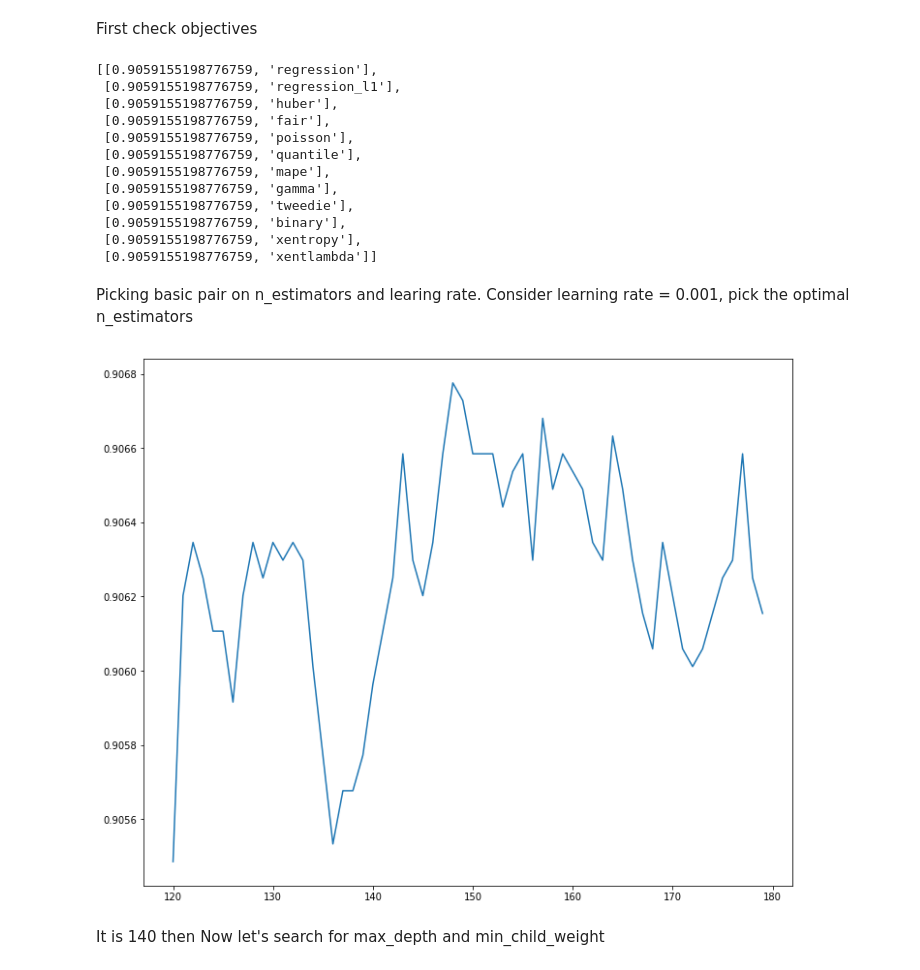
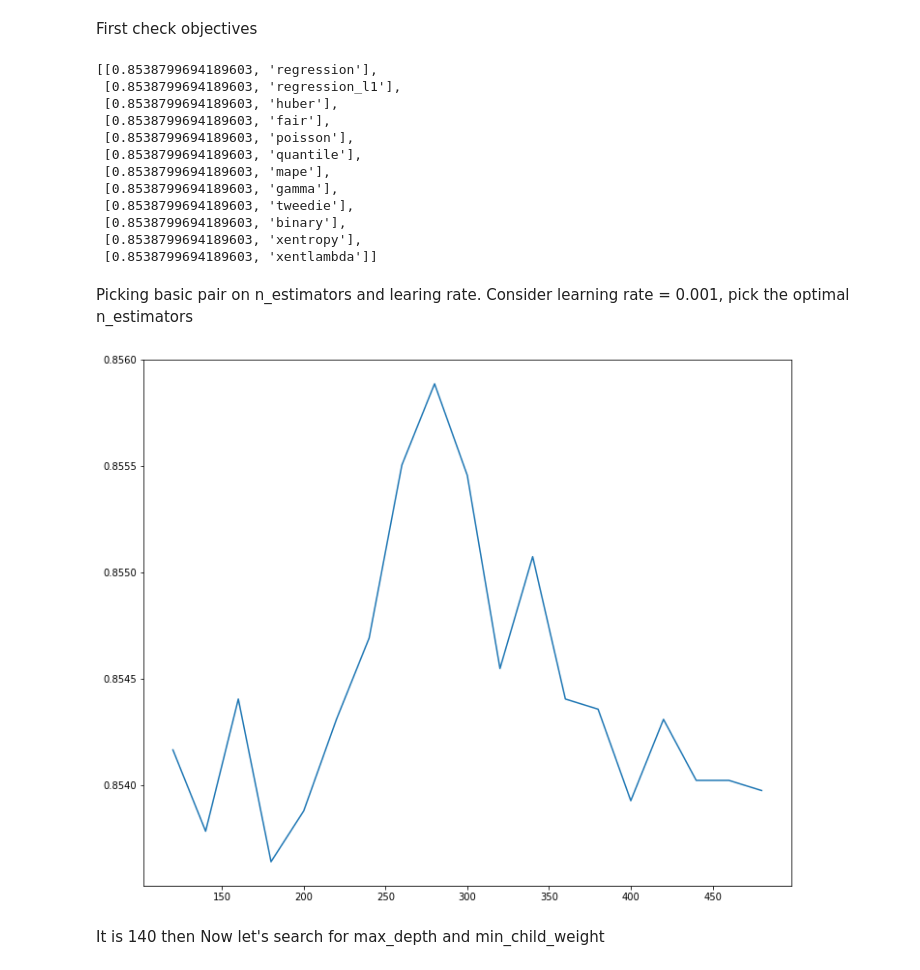
Before and after one commit to ruzarx/MLPr, a Jupyter notebook: F1/F1_basic.ipynb, the cells around one changed output. Saved outputs shown, nothing was run; the diff lists cells and outputs as text; code cells hidden in the pictures.

```diff
--- a/F1/F1_basic.ipynb
+++ b/F1/F1_basic.ipynb
@@ -1400,8 +1400,8 @@ The results are the same. So there is not too much failure border calculation me
 # %% [markdown]
 ## Algorithm setup
 # %%
-def modeller_gbm(X_full, y_full, mode = 'regression', n = 200, depth = 5,
-                 child = 6, bag = 0.95, feature = 0.3, l1 = 0.001, l = 0.0009):
+def modeller_gbm(X_full, y_full, mode = 'regression', n = 280, depth = 6,
+                 child = 2, bag = 0.95, feature = 0.3, l1 = 0.001, l = 0.0009):
 
     scores = []
     valid_scores = []
@@ -1478,32 +1478,32 @@ for mode in modes:
     scores.append([score, mode])
 scores
 # %% [output]
-[[0.9059155198776759, 'regression'],
- [0.9059155198776759, 'regression_l1'],
- [0.9059155198776759, 'huber'],
- [0.9059155198776759, 'fair'],
- [0.9059155198776759, 'poisson'],
- [0.9059155198776759, 'quantile'],
- [0.9059155198776759, 'mape'],
- [0.9059155198776759, 'gamma'],
- [0.9059155198776759, 'tweedie'],
- [0.9059155198776759, 'binary'],
- [0.9059155198776759, 'xentropy'],
- [0.9059155198776759, 'xentlambda']]
+[[0.8538799694189603, 'regression'],
+ [0.8538799694189603, 'regression_l1'],
+ [0.8538799694189603, 'huber'],
+ [0.8538799694189603, 'fair'],
+ [0.8538799694189603, 'poisson'],
+ [0.8538799694189603, 'quantile'],
+ [0.8538799694189603, 'mape'],
+ [0.8538799694189603, 'gamma'],
+ [0.8538799694189603, 'tweedie'],
+ [0.8538799694189603, 'binary'],
+ [0.8538799694189603, 'xentropy'],
+ [0.8538799694189603, 'xentlambda']]
 # %% [markdown]
 Picking basic pair on n_estimators and learing rate. Consider learning rate = 0.001, pick the optimal n_estimators
 # %%
-ns = [x for x in range(120, 180, 1)]
+ns = [x for x in range(120, 500, 20)]
 scores = []
 for n in ns:
     clf, score = modeller_gbm(x_train.drop('driver', axis = 1), y_train, n = n)
     scores.append(score)
 
 fig = plt.figure(figsize = (12, 10))
 plt.plot(ns, scores)
 plt.show()
 # %% [output]
-[figure, old version]
+[figure, new version]
 # %% [markdown]
 It is 140 then
 Now let's search for max_depth and min_child_weight
```
Also changed, not shown: parts of 20 cells of this notebook, 19 other files.
